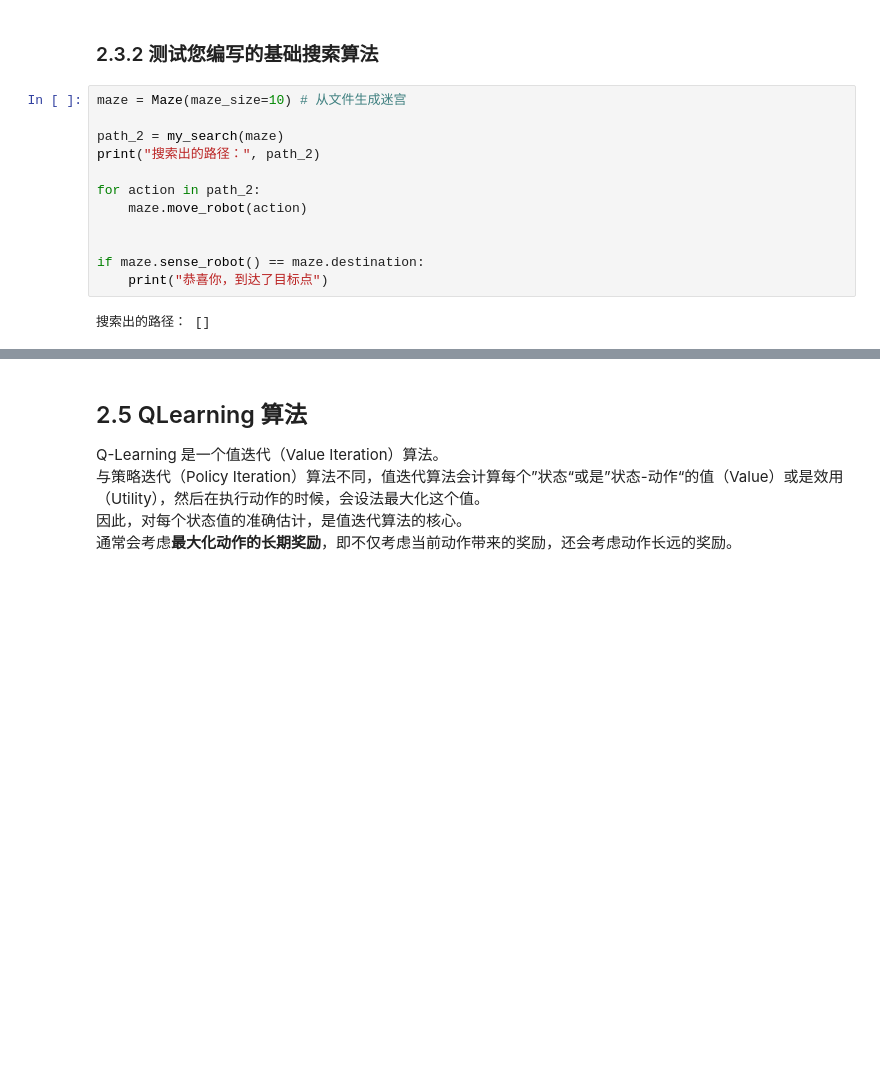
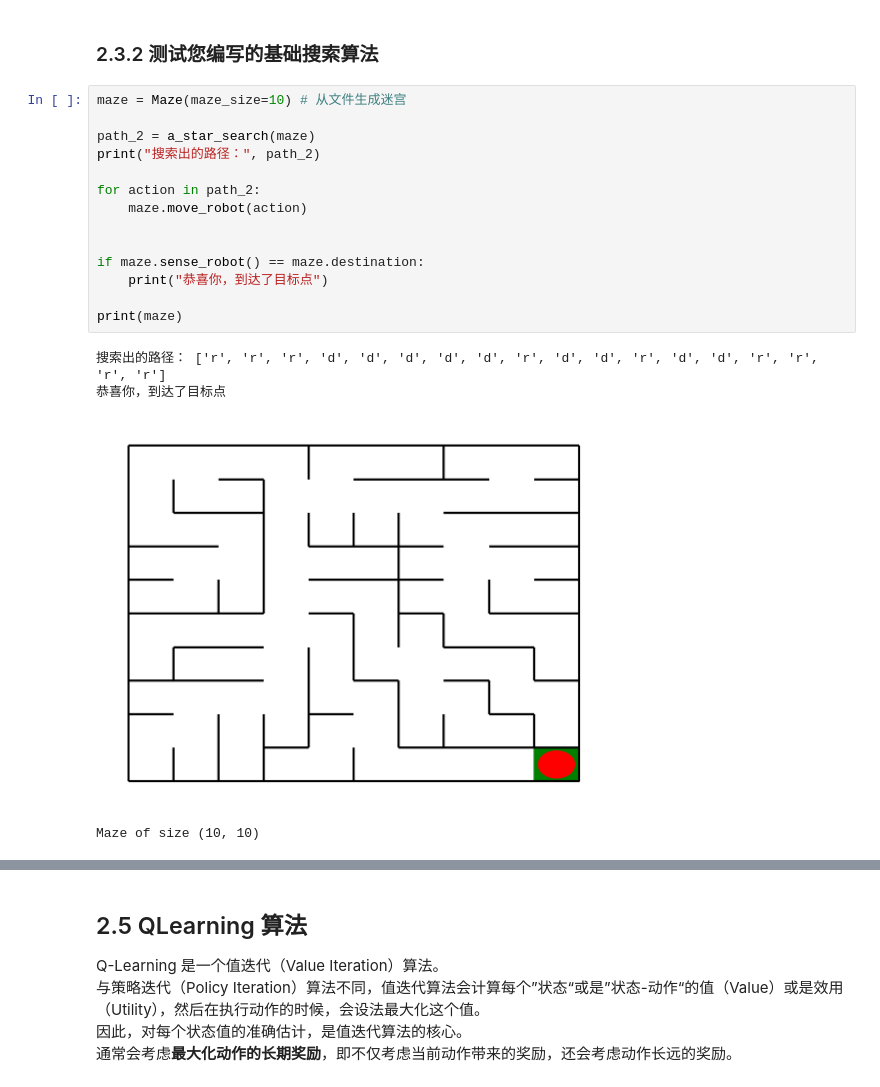
Before and after one commit to Wuty-zju/zju_ai_sys, a Jupyter notebook: robot_walking_maze/main.ipynb, the cells around one changed output, grey strips where cells are left out. Cells and saved outputs as stored; diff of their text form; blank space fills up the shorter version.

```diff
--- a/robot_walking_maze/main.ipynb
+++ b/robot_walking_maze/main.ipynb
@@ -309,17 +411,22 @@ def my_search(maze):
 # %%
 maze = Maze(maze_size=10) # 从文件生成迷宫
 
-path_2 = my_search(maze)
+path_2 = a_star_search(maze)
 print("搜索出的路径：", path_2)
 
 for action in path_2:
     maze.move_robot(action)
 
 
 if maze.sense_robot() == maze.destination:
     print("恭喜你，到达了目标点")
+
+print(maze)
 # %% [output]
-搜索出的路径： []
+搜索出的路径： ['r', 'r', 'r', 'd', 'd', 'd', 'd', 'd', 'r', 'd', 'd', 'r', 'd', 'd', 'r', 'r', 'r', 'r']
+恭喜你，到达了目标点
+[figure, added]
+Maze of size (10, 10)
 # %% [markdown]
 ## 2.4 强化学习算法介绍
 
```
Also changed, not shown: parts of 12 cells of this notebook, 7 other files.
